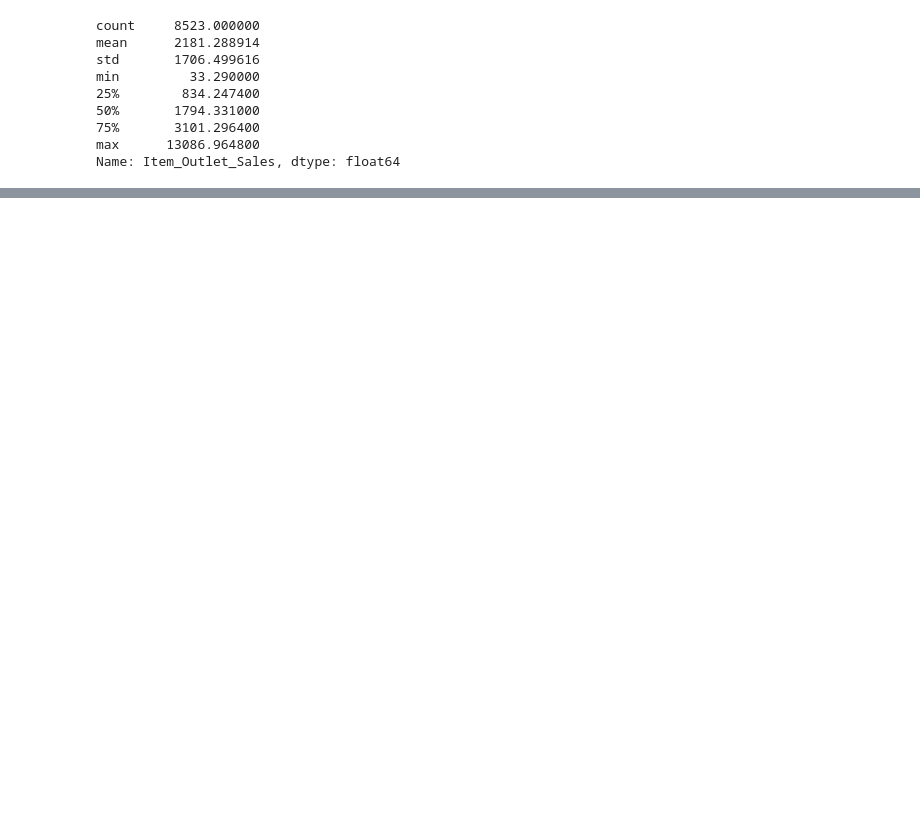
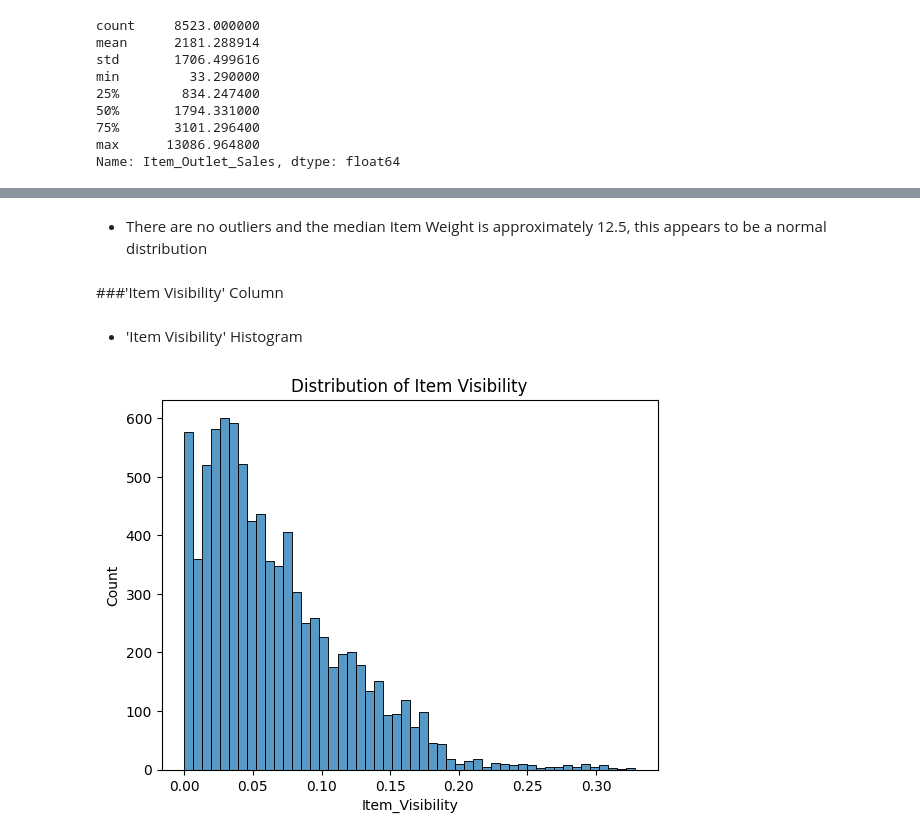
Before and after one commit to Mhoover41/Prediction-of-Product-Sales, a Jupyter notebook: Prediction_of_Product_Sales_Project_Melissa_Hoover.ipynb, the cells around one changed output, grey strips where cells are left out. Drawn from its saved outputs; the diff is of its cells as text; code cells hidden in the pictures; blank space fills up the shorter version.

```diff
--- a/Prediction_of_Product_Sales_Project_Melissa_Hoover.ipynb
+++ b/Prediction_of_Product_Sales_Project_Melissa_Hoover.ipynb
@@ -377,0 +570,16 @@ Name: Item_Outlet_Sales, dtype: float64
+# %% [markdown]
+- There are no outliers and the median Item Weight is approximately 12.5, this appears to be a normal distribution
+# %% [markdown]
+###'Item Visibility' Column
+# %% [markdown]
+- 'Item Visibility' Histogram
+# %%
+## Define a MatplotLib ax object using seaborn.histplot()
+## Default Bins = 'auto'
+ax = sns.histplot(data=df,
+                  x='Item_Visibility')
+
+# Add a title
+ax.set_title('Distribution of Item Visibility');
+# %% [output]
+[figure, added]
```
Also changed, not shown: parts of 118 cells of this notebook.
